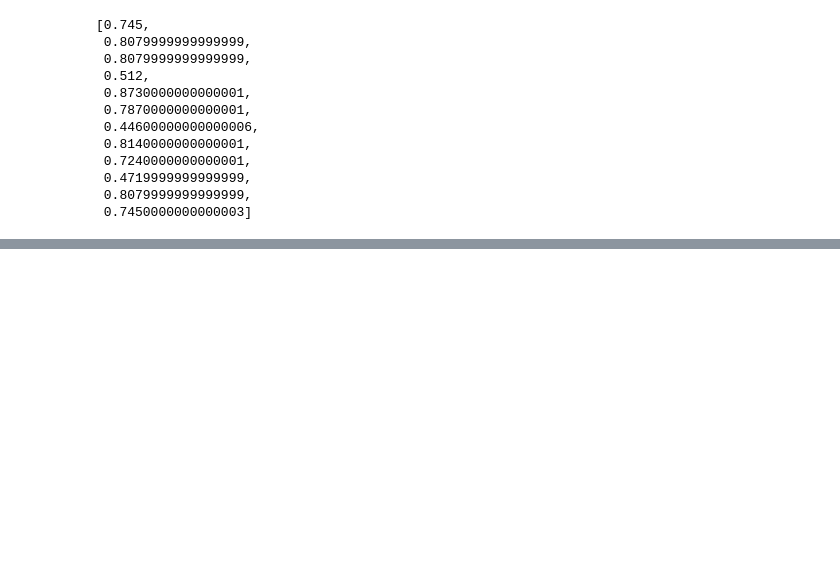
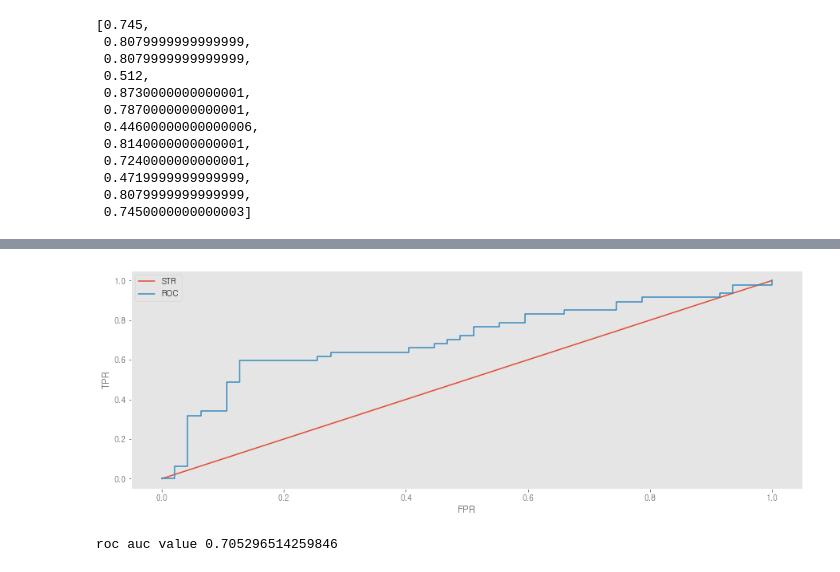
Before and after one commit to bub3690/22-1_multivariate, a Jupyter notebook: final_project/Classification-Statistics.ipynb, the cells around one changed output, grey strips where cells are left out. Saved outputs shown, nothing was run; the diff lists cells and outputs as text; code cells hidden in the pictures; blank space fills up the shorter version.

Commit message:
FEAT:Update common feature.

```diff
--- a/final_project/Classification-Statistics.ipynb
+++ b/final_project/Classification-Statistics.ipynb
@@ -1059,0 +1171,3 @@ stat_specificty
+# %%
+model_best = RandomForestClassifier(n_estimators=160, max_depth=1,random_state=1234)
+model_best.fit(x_train_common, y_train['CIP'])
@@ -1059,0 +1254,3 @@ stat_specificty
+# %%
+model_best_svm = svm.SVC(C=0.1,kernel = 'linear',random_state=1234,probability=True)
+model_best_svm.fit(x_train_common, y_train['CIP'])
@@ -1059,0 +1318,18 @@ stat_specificty
+# %%
+
+
+logit_mod = sm.Logit(y_train['CIP'], x_train_common_logistic)
+results = logit_mod.fit()
+
+#model_logistic = LogisticRegression( )
+#model_logistic.fit( x_train_base_logistic, y_train['CIP'] )
+#model_logistic.predict( x_test_base_logistic )
+
+predicted = results.predict(x_test_common_logistic)
+predicted1 = predicted
+print(predicted)
+predicted = (predicted>0.5).astype(int)
+
+
+print('common feature accuracy : ' ,accuracy_score(y_pred = predicted, y_true = y_test['CIP']))
+print('common feature recall : ' ,recall_score(y_pred = predicted, y_true = y_test['CIP'],average=None)[1] )
@@ -1059,0 +1385,30 @@ stat_specificty
+# %%
+from sklearn.metrics import roc_curve
+#레이블 1일때 예측 확률
+pred_positive_label=results.predict(x_test_common_logistic)
+fprs,tprs,thresholds = roc_curve(y_test,pred_positive_label)
+precisions,recalls,thresholds = roc_curve(y_test,pred_positive_label)
+
+
+plt.figure(figsize=(15,5))
+
+#diagonal
+plt.plot([0,1],[0,1],label='STR')
+
+#ROC
+
+plt.plot(fprs,tprs,label='ROC')
+plt.xlabel('FPR')
+plt.ylabel('TPR')
+plt.legend()
+plt.grid()
+plt.show()
+# %% [output]
+[figure, added]
+# %%
+    #baseline - rf tree / auc score
+from sklearn.metrics import roc_auc_score
+
+print('roc auc value {}'.format(roc_auc_score(y_test,pred_positive_label) ))
+# %% [output]
+roc auc value 0.705296514259846
```
Also changed, not shown: parts of 30 cells of this notebook, 2 other files.
